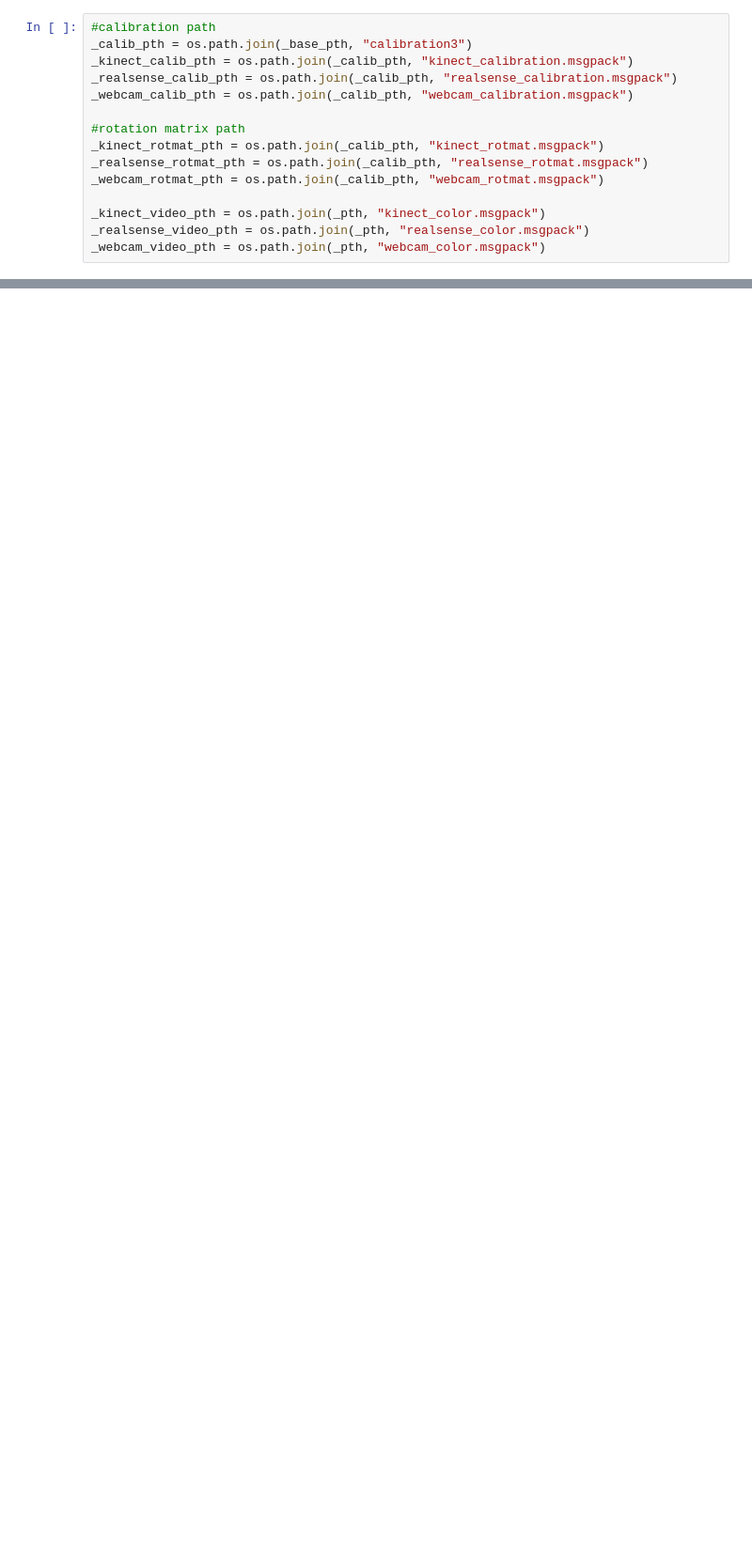
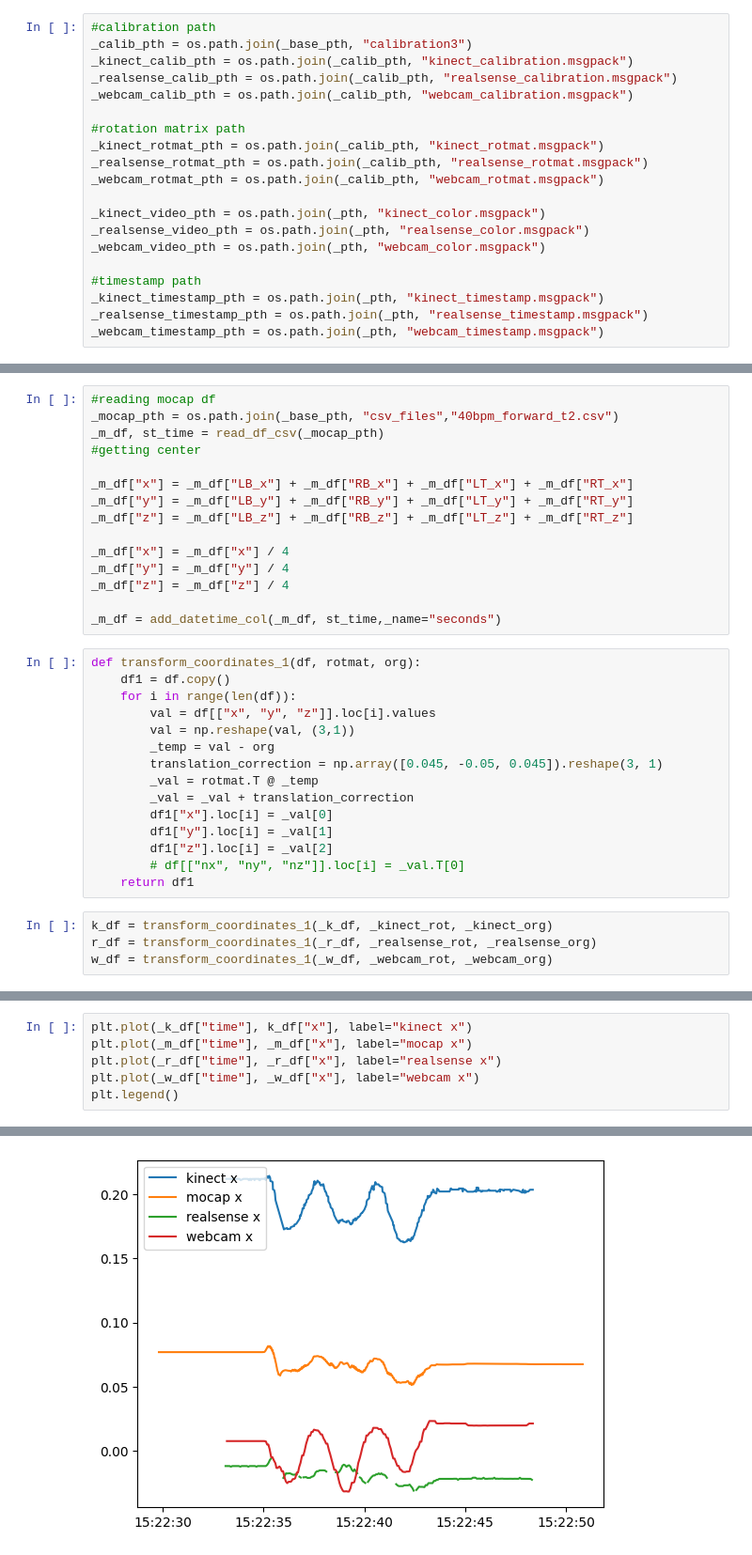
Before and after one commit to SujithChristopher/skateboard_gui, a Jupyter notebook: ipy_notebooks/analysis.ipynb, the cells around one changed output, grey strips where cells are left out. Shown at 94% size. Drawn from its saved outputs; the diff is of its cells as text; blank space fills up the shorter version.

```diff
--- a/ipy_notebooks/analysis.ipynb
+++ b/ipy_notebooks/analysis.ipynb
@@ -30,6 +32,11 @@ _webcam_rotmat_pth = os.path.join(_calib_pth, "webcam_rotmat.msgpack")
 _kinect_video_pth = os.path.join(_pth, "kinect_color.msgpack")
 _realsense_video_pth = os.path.join(_pth, "realsense_color.msgpack")
 _webcam_video_pth = os.path.join(_pth, "webcam_color.msgpack")
+
+#timestamp path
+_kinect_timestamp_pth = os.path.join(_pth, "kinect_timestamp.msgpack")
+_realsense_timestamp_pth = os.path.join(_pth, "realsense_timestamp.msgpack")
+_webcam_timestamp_pth = os.path.join(_pth, "webcam_timestamp.msgpack")
 # %%
 #open the calibration files
 with open(_kinect_calib_pth, "rb") as f:
@@ -75,3 +84,37 @@ _w_df = get_ar_pose_data(_webcam_video_pth, _webcam_cam_mat, _webcam_dist, is_co
 returning dataframe
 returning dataframe
 returning dataframe
+# %%
+#reading mocap df
+_mocap_pth = os.path.join(_base_pth, "csv_files","40bpm_forward_t2.csv")
+_m_df, st_time = read_df_csv(_mocap_pth)
+#getting center
+
+_m_df["x"] = _m_df["LB_x"] + _m_df["RB_x"] + _m_df["LT_x"] + _m_df["RT_x"]
+_m_df["y"] = _m_df["LB_y"] + _m_df["RB_y"] + _m_df["LT_y"] + _m_df["RT_y"]
+_m_df["z"] = _m_df["LB_z"] + _m_df["RB_z"] + _m_df["LT_z"] + _m_df["RT_z"]
+
+_m_df["x"] = _m_df["x"] / 4
+_m_df["y"] = _m_df["y"] / 4
+_m_df["z"] = _m_df["z"] / 4
+
+_m_df = add_datetime_col(_m_df, st_time,_name="seconds")
+# %%
+def transform_coordinates_1(df, rotmat, org):
+    df1 = df.copy()
+    for i in range(len(df)):
+        val = df[["x", "y", "z"]].loc[i].values
+        val = np.reshape(val, (3,1))
+        _temp = val - org
+        translation_correction = np.array([0.045, -0.05, 0.045]).reshape(3, 1)
+        _val = rotmat.T @ _temp
+        _val = _val + translation_correction
+        df1["x"].loc[i] = _val[0]
+        df1["y"].loc[i] = _val[1]
+        df1["z"].loc[i] = _val[2]
+        # df[["nx", "ny", "nz"]].loc[i] = _val.T[0]
+    return df1
+# %%
+k_df = transform_coordinates_1(_k_df, _kinect_rot, _kinect_org)
+r_df = transform_coordinates_1(_r_df, _realsense_rot, _realsense_org)
+w_df = transform_coordinates_1(_w_df, _webcam_rot, _webcam_org)
@@ -77,0 +126,7 @@ returning dataframe
+# %%
+plt.plot(_k_df["time"], k_df["x"], label="kinect x")
+plt.plot(_m_df["time"], _m_df["x"], label="mocap x")
+plt.plot(_r_df["time"], _r_df["x"], label="realsense x")
+plt.plot(_w_df["time"], _w_df["x"], label="webcam x")
+plt.legend()
+# %% [output]
@@ -77,0 +134 @@ returning dataframe
+[figure, added]
```
Also changed, not shown: parts of 6 cells of this notebook, 1 other file.
